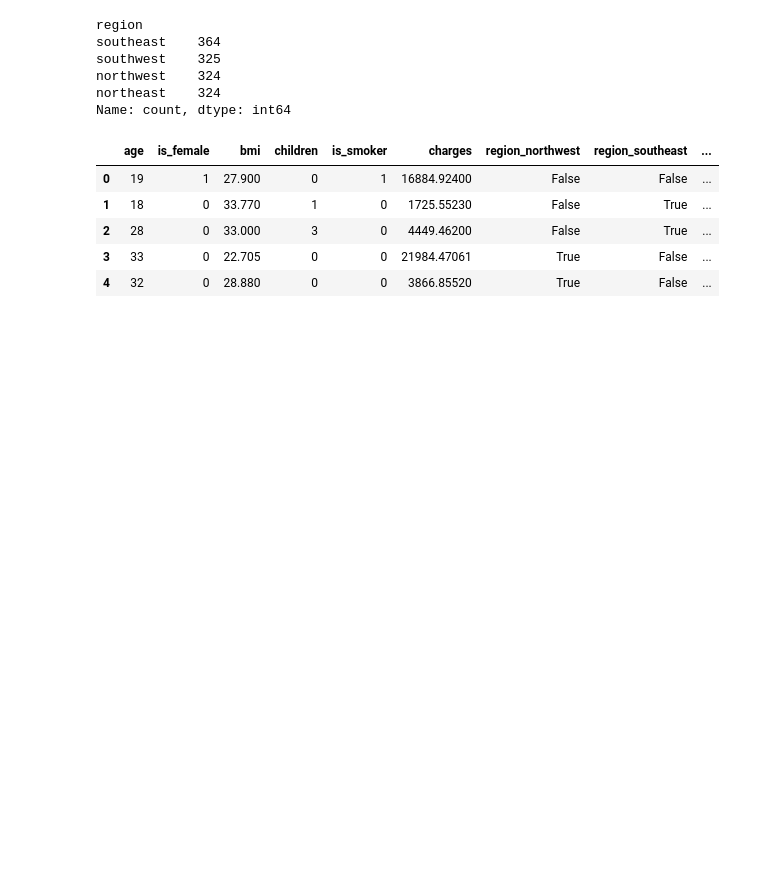
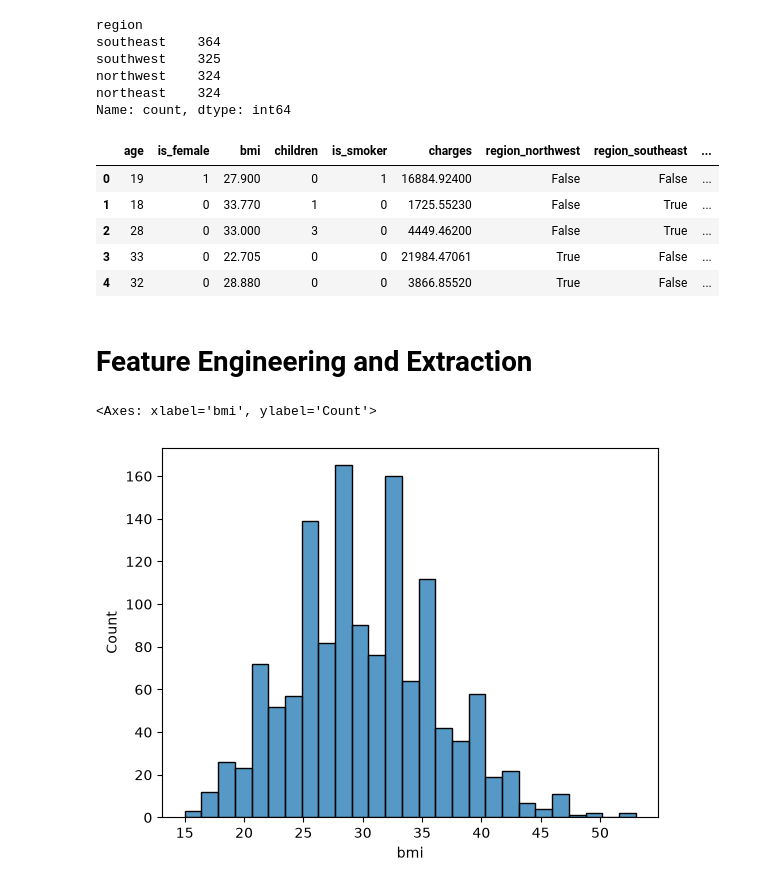
Before and after one commit to sayani-code/insurance-cost-prediction, a Jupyter notebook: notebook/notebook.ipynb, the cells around one changed output. Cells and saved outputs as stored; diff of their text form; code cells hidden in the pictures; blank space fills up the shorter version.

Commit message:
complete feature engineering and extraction

```diff
--- a/notebook/notebook.ipynb
+++ b/notebook/notebook.ipynb
@@ -243,3 +243,10 @@ df_cleaned.head()
 | 4 | 32 | 0 | 28.880 | 0 | 0 | 3866.85520 | True | False | ... |
 # %%
 df_cleaned=df_cleaned.astype(int)
+# %% [markdown]
+# Feature Engineering and Extraction
+# %%
+sns.histplot(df_cleaned['bmi'])
+# %% [output]
+<Axes: xlabel='bmi', ylabel='Count'>
+[figure, added]
```
Also changed, not shown: parts of 12 cells of this notebook.
